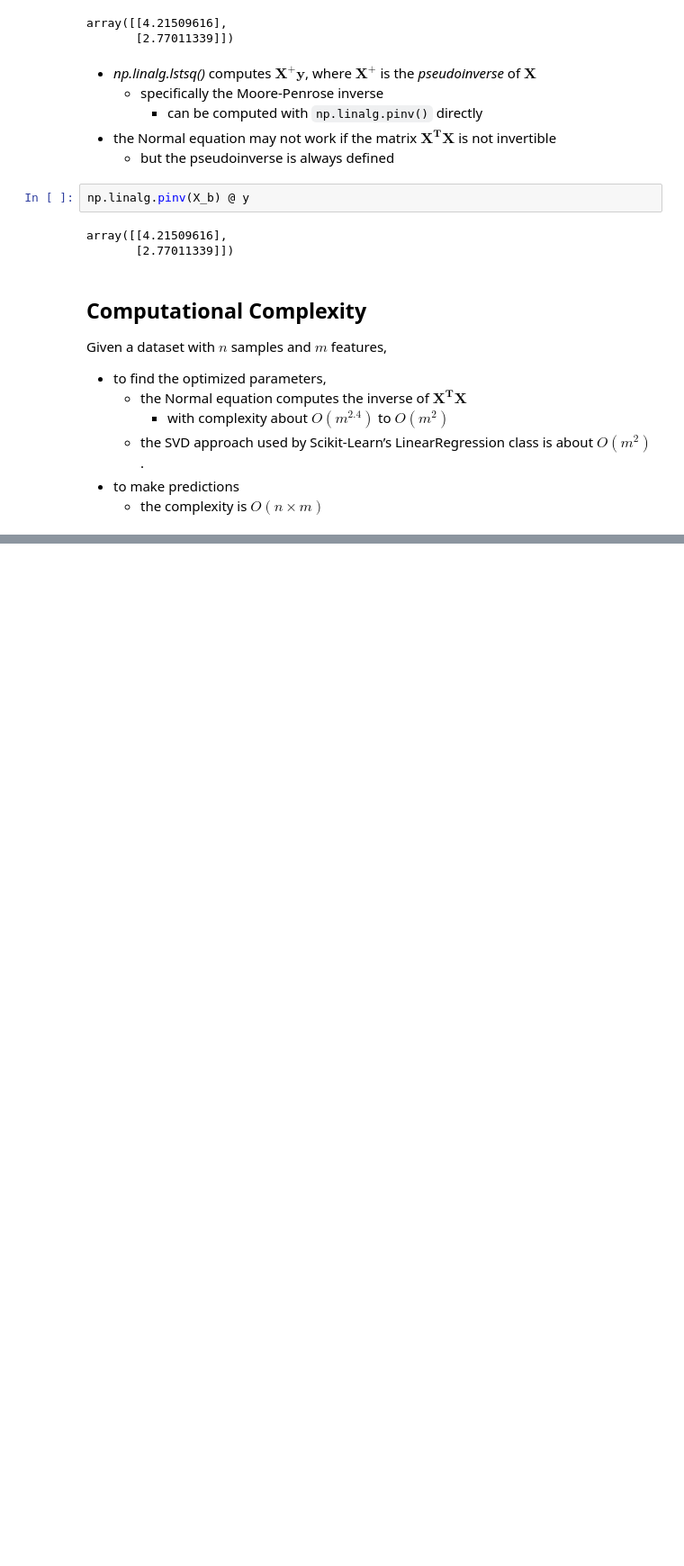
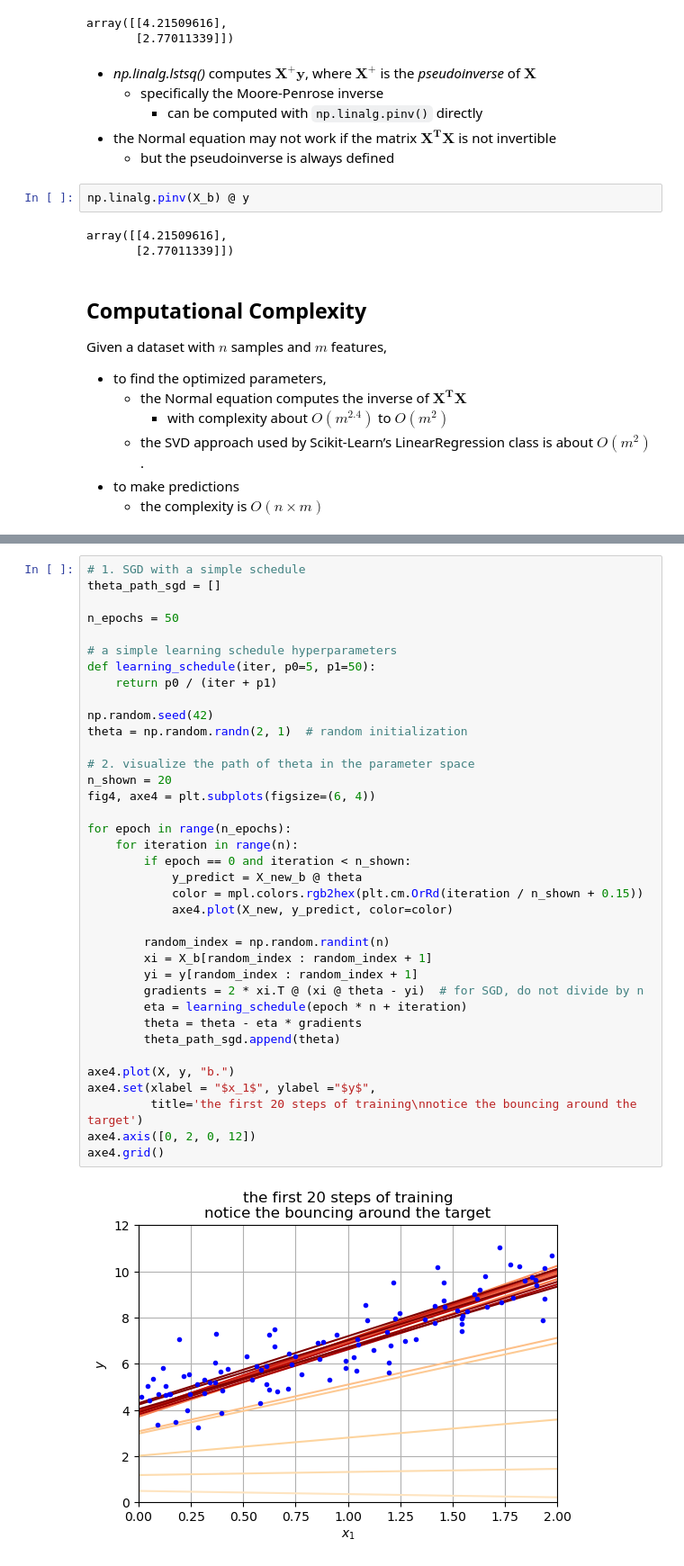
Before and after one commit to ufidon/ml, a Jupyter notebook: mod2/reg.ipynb, the cells around one changed output, grey strips where cells are left out. Shown at 90% size. Cells and saved outputs as stored; diff of their text form; blank space fills up the shorter version.

```diff
--- a/mod2/reg.ipynb
+++ b/mod2/reg.ipynb
@@ -211,0 +313,39 @@ $${\displaystyle F(\mathbf {x} _{0})\geq F(\mathbf {x} _{1})\geq F(\mathbf {x} _
+# %%
+# 1. SGD with a simple schedule
+theta_path_sgd = []
+
+n_epochs = 50
+
+# a simple learning schedule hyperparameters
+def learning_schedule(iter, p0=5, p1=50):
+    return p0 / (iter + p1)
+
+np.random.seed(42)
+theta = np.random.randn(2, 1)  # random initialization
+
+# 2. visualize the path of theta in the parameter space
+n_shown = 20
+fig4, axe4 = plt.subplots(figsize=(6, 4))
+
+for epoch in range(n_epochs):
+    for iteration in range(n):
+        if epoch == 0 and iteration < n_shown:
+            y_predict = X_new_b @ theta
+            color = mpl.colors.rgb2hex(plt.cm.OrRd(iteration / n_shown + 0.15))
+            axe4.plot(X_new, y_predict, color=color)
+
+        random_index = np.random.randint(n)
+        xi = X_b[random_index : random_index + 1]
+        yi = y[random_index : random_index + 1]
+        gradients = 2 * xi.T @ (xi @ theta - yi)  # for SGD, do not divide by n
+        eta = learning_schedule(epoch * n + iteration)
+        theta = theta - eta * gradients
+        theta_path_sgd.append(theta)
+
+axe4.plot(X, y, "b.")
+axe4.set(xlabel = "$x_1$", ylabel ="$y$",
+         title='the first 20 steps of training\nnotice the bouncing around the target')
+axe4.axis([0, 2, 0, 12])
+axe4.grid()
+# %% [output]
+[figure, added]
```
Also changed, not shown: parts of 14 cells of this notebook, 2 other files.
